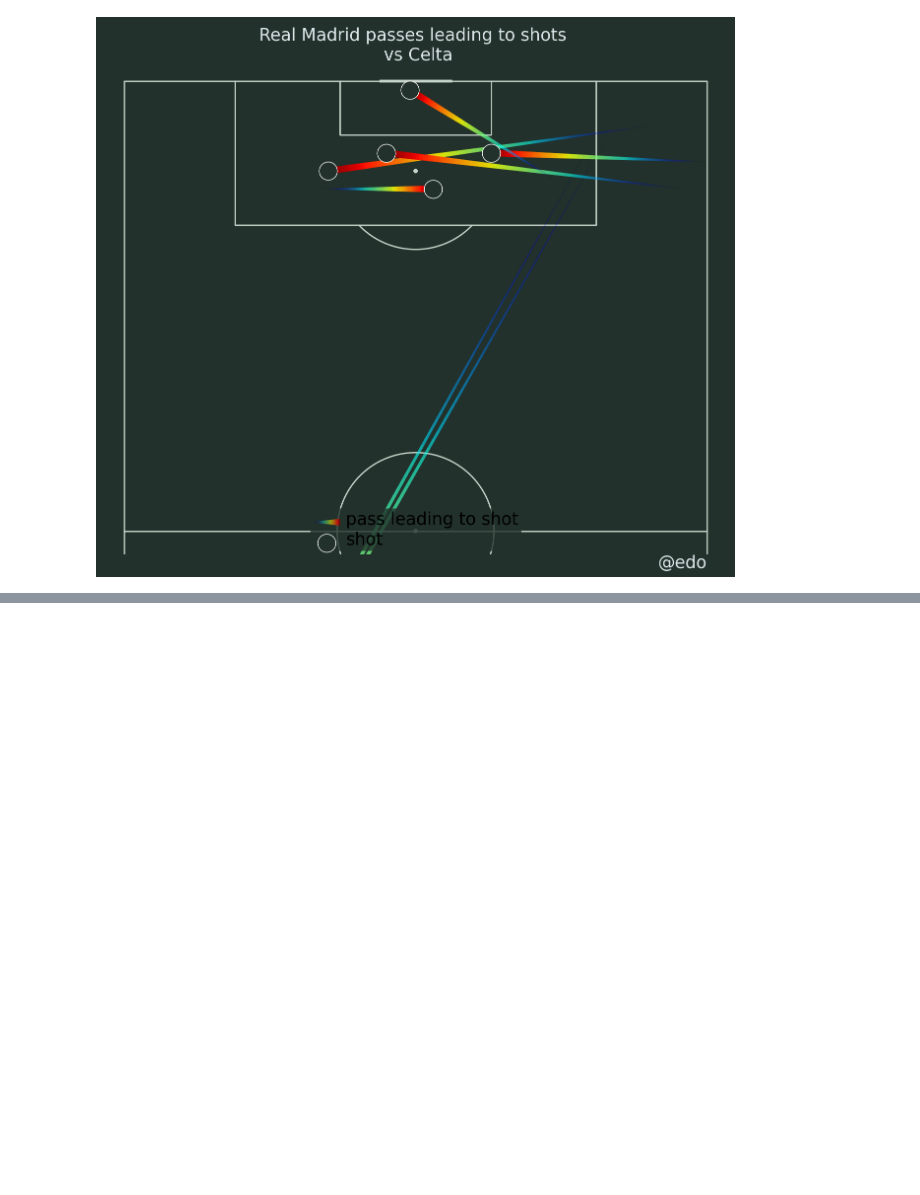
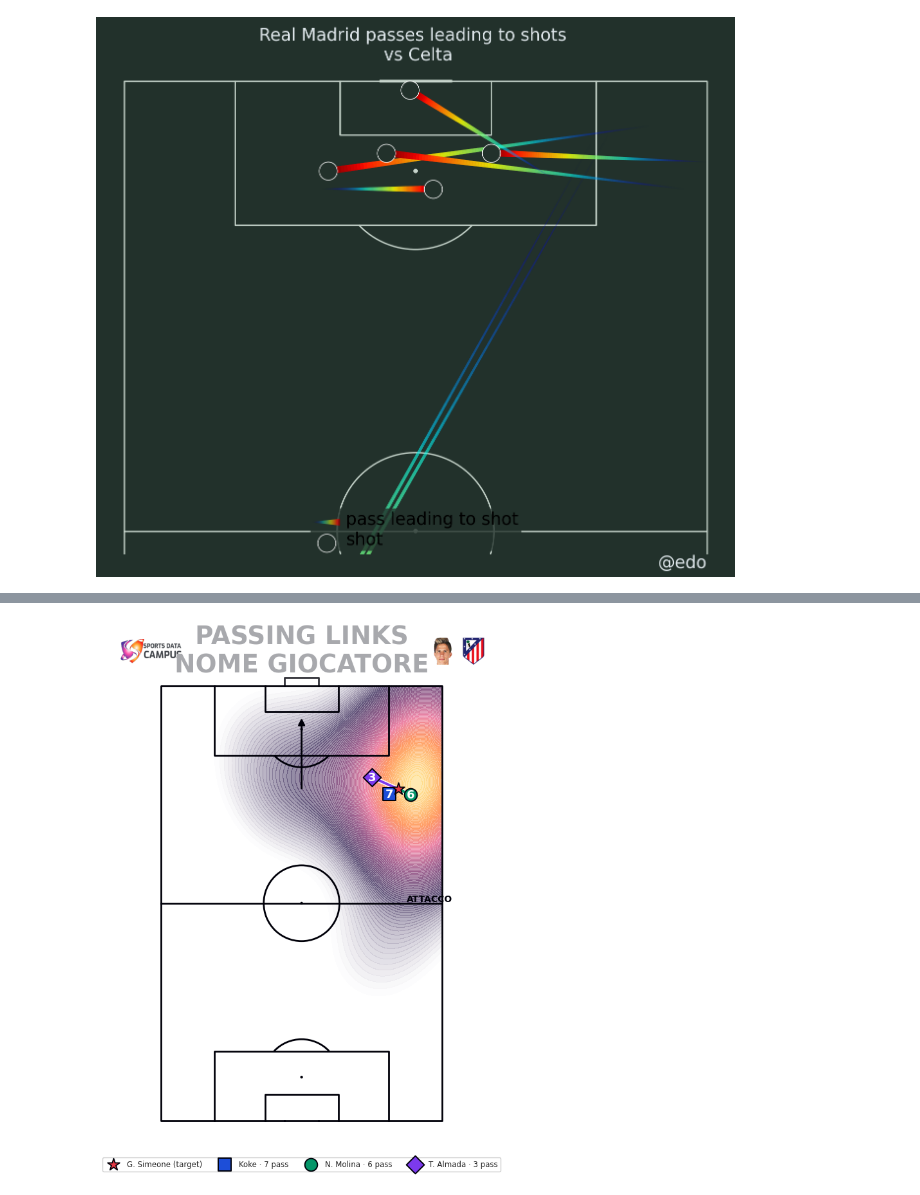
Before and after one commit to EdoardoMarchetti/ScoutingAgent, a Jupyter notebook: notebooks/visualization.ipynb, the cells around one changed output, grey strips where cells are left out. Saved outputs shown, nothing was run; the diff lists cells and outputs as text; code cells hidden in the pictures; blank space fills up the shorter version.

```diff
--- a/notebooks/visualization.ipynb
+++ b/notebooks/visualization.ipynb
@@ -812,0 +1405,17 @@ plt.show()
+# %%
+df_p = fetch_passer_recipient_passes(match_id=5718123, player_id=722567)
+
+fig, ax = plot_passing_links_kde_vertical(
+    df_p,
+    "PASSING LINKS\nNOME GIOCATORE",
+    add_header_branding=add_header_branding,
+    player_img_source=out["player_image_data_url"],
+    team_img_source=out["team_image_data_url"],
+    pitch_half=False,
+    kde_cmap=SDC_CMAP_WHITE0,       # o prova "PuBu" / SDC_CMAP_WHITE0 se vuoi brand
+    kde_thresh=0.04,
+    header_center_y=1.02
+)
+plt.show()
+# %% [output]
+[figure, added]
```
Also changed, not shown: parts of 18 cells of this notebook, 15 other files.
